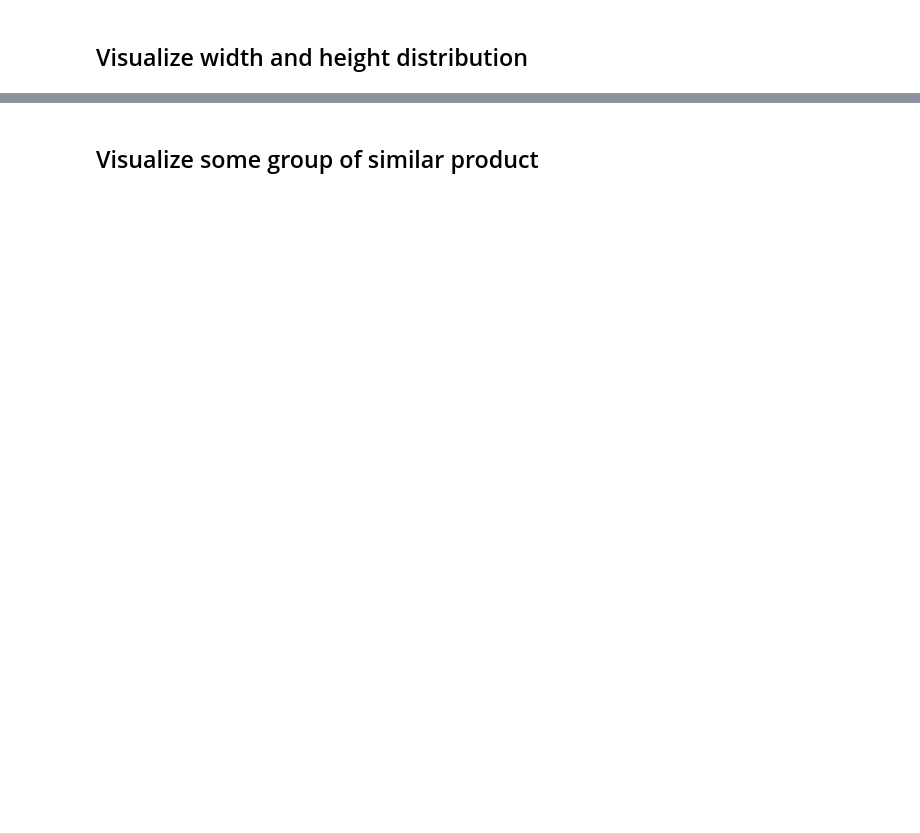
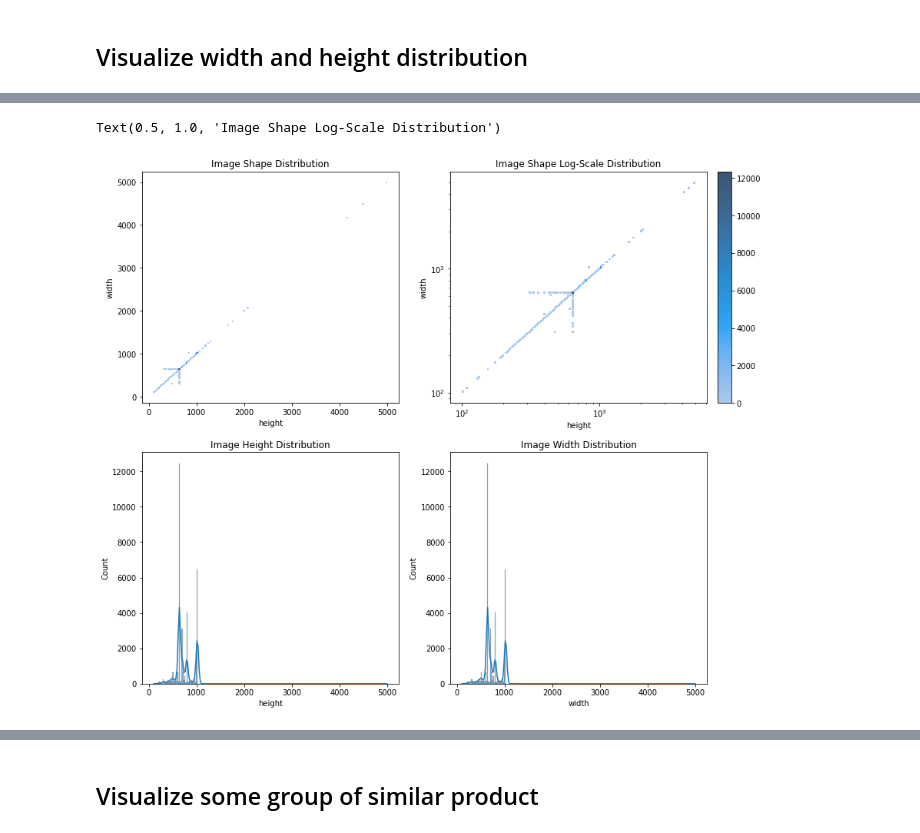
Before and after one commit to calibretaliation/DeepLearning20211, a Jupyter notebook: Shoppe_EDA.ipynb, the cells around one changed output, grey strips where cells are left out. Saved outputs shown, nothing was run; the diff lists cells and outputs as text; code cells hidden in the pictures; blank space fills up the shorter version.

```diff
--- a/Shoppe_EDA.ipynb
+++ b/Shoppe_EDA.ipynb
@@ -80,0 +157,9 @@ sns.histplot(data=label_df[label_df['count']>=9],x='count',ax=ax2)
+# %%
+train_df['img_path'] = "./train_images/" + train_df.image
+test_df['img_path'] = "./test_images/" + train_df.image
+train_df['img_shape'] = train_df['img_path'].progress_apply(lambda x: np.shape(cv2.imread(x)))
+test_df['img_shape'] = test_df['img_path'].progress_apply(lambda x: np.shape(cv2.imread(x)))
+# %%
+train_df['height']=[r[0] for r in train_df.img_shape]
+train_df['width']=[r[1] for r in train_df.img_shape]
+train_df.head(5)
@@ -80,0 +173,19 @@ sns.histplot(data=label_df[label_df['count']>=9],x='count',ax=ax2)
+# %%
+fig = plt.figure(constrained_layout=True,figsize=(12,10))
+gs = fig.add_gridspec(2, 2)
+ax0 = fig.add_subplot(gs[0,0])
+ax1 = fig.add_subplot(gs[1,0])
+ax2 = fig.add_subplot(gs[1,1])
+ax3 = fig.add_subplot(gs[0,1])
+
+sns.histplot(data=train_df, x='height', kde=True, ax=ax1)
+ax1.set_title('Image Height Distribution')
+sns.histplot(data=train_df, x='width', kde=True, ax=ax2)
+ax2.set_title('Image Width Distribution')
+sns.histplot(data=train_df, x='height', y='width',ax=ax0)
+ax0.set_title('Image Shape Distribution')
+sns.histplot(data=train_df, x='height', y='width',ax=ax3,log_scale=(True,True),cbar=True)
+ax3.set_title('Image Shape Log-Scale Distribution')
+# %% [output]
+Text(0.5, 1.0, 'Image Shape Log-Scale Distribution')
+[figure, added]
```
Also changed, not shown: parts of 27 cells of this notebook.
